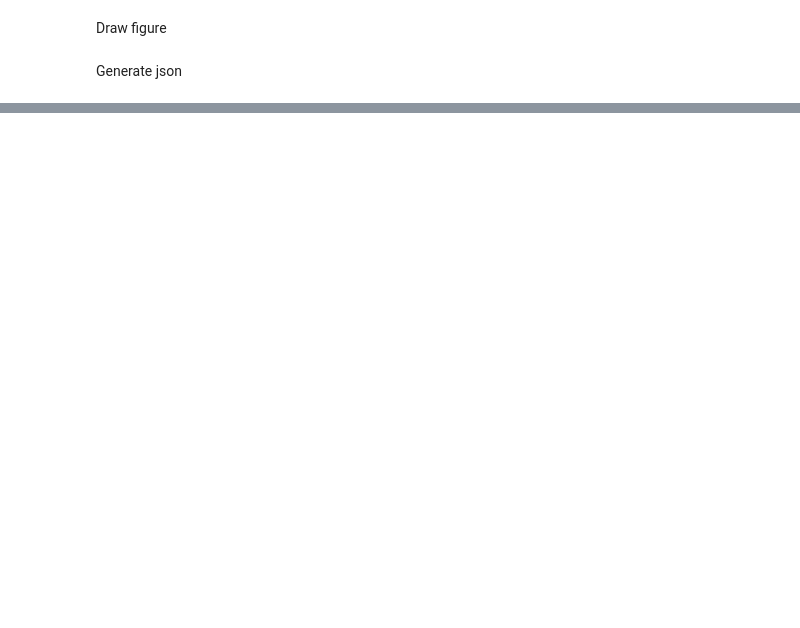
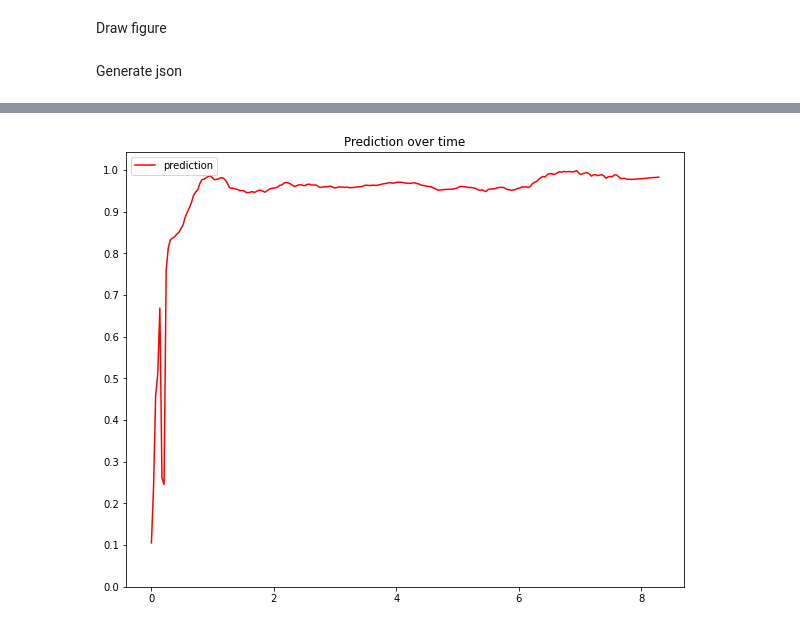
Before and after one commit to YiranH/Cry-Detection-in-Real-Time, a Jupyter notebook: src/demo_Part8.ipynb, the cells around one changed output, grey strips where cells are left out. Cells and saved outputs as stored; diff of their text form; code cells hidden in the pictures; blank space fills up the shorter version.

```diff
--- a/src/demo_Part8.ipynb
+++ b/src/demo_Part8.ipynb
@@ -148,0 +285,5 @@ accuracy_score(y, y_pred_n)
+# %%
+model = load_model(MODEL_FOLDER + 'model7_69.h5')
+get_pred(X_arr, model, 62)
+# %% [output]
+[figure, added]
```
Also changed, not shown: parts of 40 cells of this notebook, 14 other files.
